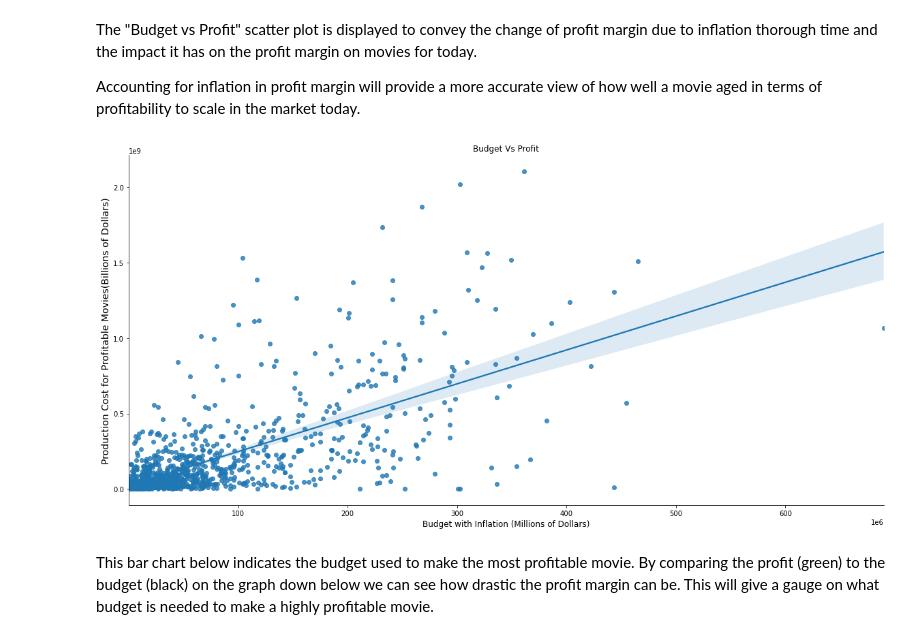
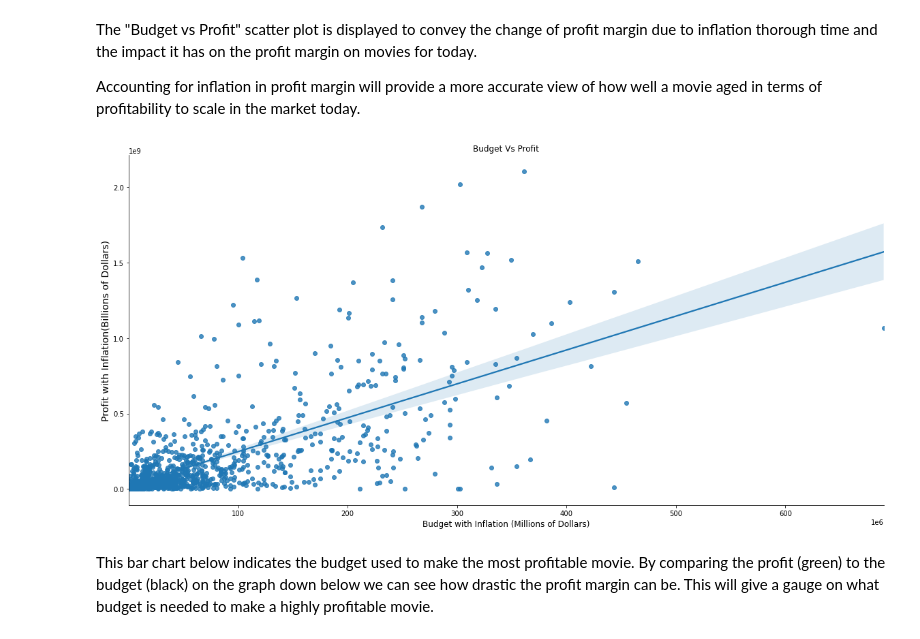
Before and after one commit to MoniqueHercules/phase-1-project, a Jupyter notebook: dsc-phase1-project.ipynb, the cells around one changed output. Saved outputs shown, nothing was run; the diff lists cells and outputs as text; code cells hidden in the pictures.

```diff
--- a/dsc-phase1-project.ipynb
+++ b/dsc-phase1-project.ipynb
@@ -616,14 +613,17 @@ Accounting for inflation in profit margin will provide a more accurate view of h
 # %%
 # Here you run your code to model the data
 # Question 1 The most proftiable movies with inflation accounted for
-ax1 = sns.lmplot(x='inflation_budget', y ='profit_inflation_budget', data = most_profitable_movies, height = 8, aspect= 2 )
+ax1 = sns.lmplot(x='inflation_budget',
+                 y='profit_inflation_budget',
+                 data= most_profitable_movies, height = 8, aspect= 2 )
 plt.title('Budget Vs Profit')
 plt.xlabel('Budget with Inflation (Millions of Dollars)', fontsize = 12)
 plt.ticklabel_format(axis = 'x', style = 'sci', scilimits = (6,6))
-plt.ylabel('Production Cost for Profitable Movies(Billions of Dollars)', fontsize = 14)
+plt.ylabel('Profit with Inflation(Billions of Dollars)',
+           fontsize = 14)
 plt.savefig('BudgetVsProfit');
 # %% [output]
-[figure, old version]
+[figure, new version]
 # %% [markdown]
 This bar chart below indicates the budget used to make the most profitable movie. By comparing the profit (green) to the budget (black) on the graph down below we can see how drastic the profit margin can be. This will give a gauge on what budget is needed to make a highly profitable movie.
 # %%
```
Also changed, not shown: parts of 24 cells of this notebook.
